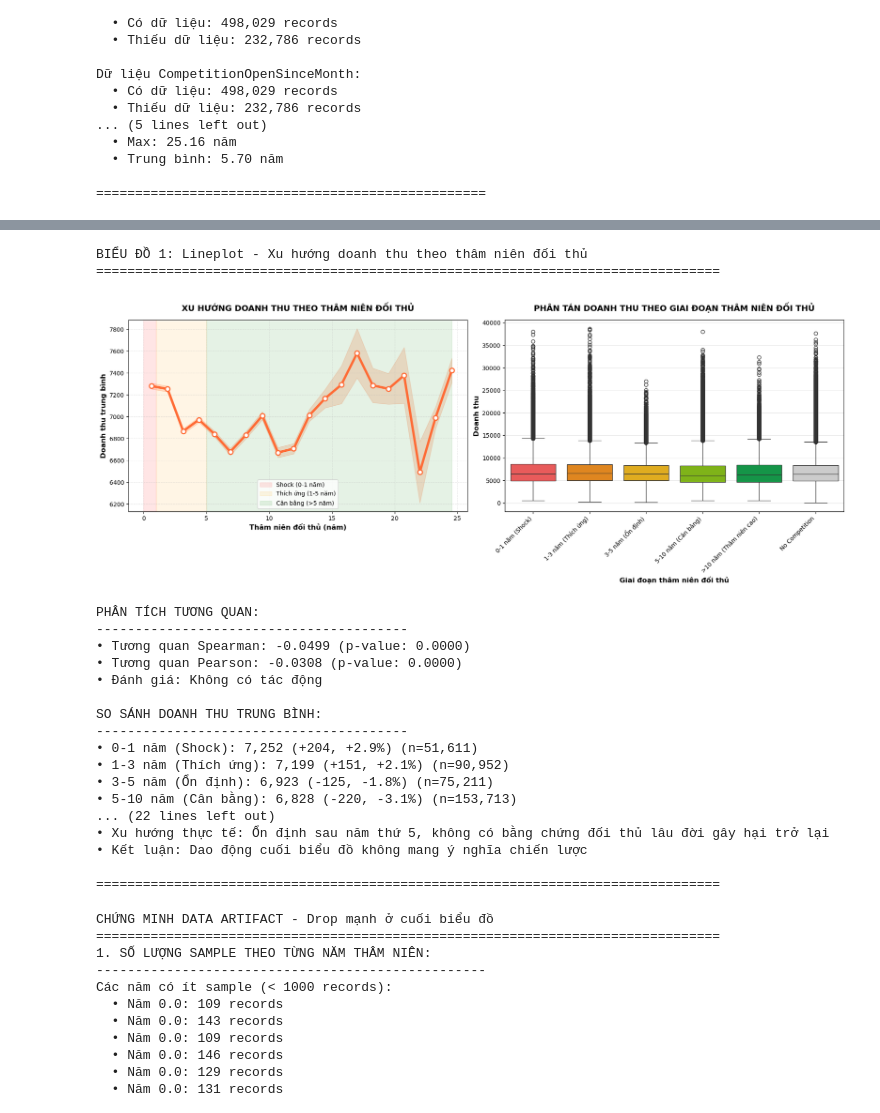
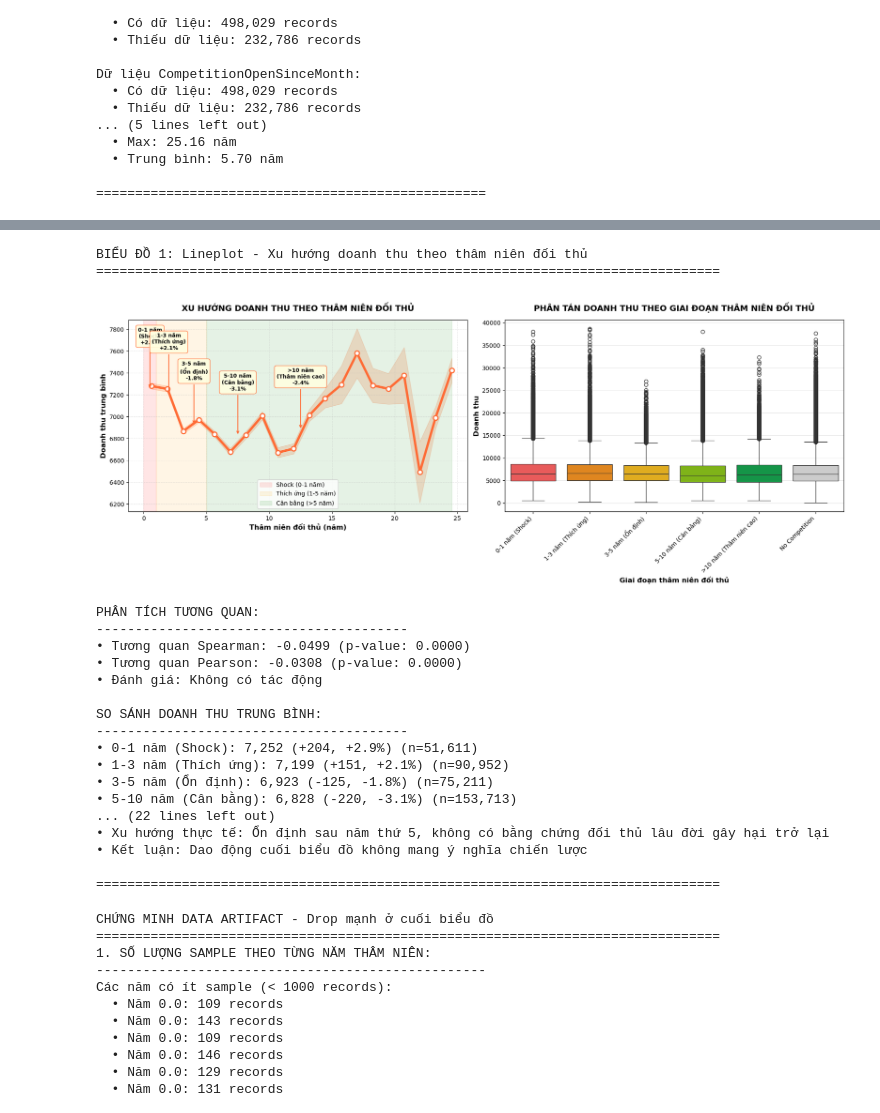
Before and after one commit to trantuan1701/Data_viz_final_project, a Jupyter notebook: notebooks/competitor analysis.ipynb, the cells around one changed output, grey strips where cells are left out. Saved outputs shown, nothing was run; the diff lists cells and outputs as text; code cells hidden in the pictures.

Commit message:
Enhanced Competition Seniority analysis with percentage annotations on charts and detailed calculation cells

```diff
--- a/notebooks/competitor analysis.ipynb
+++ b/notebooks/competitor analysis.ipynb
@@ -1402,6 +1526,28 @@ if len(seniority_data) > 100:  # Đảm bảo có đủ dữ liệu
                     seniority_trend['mean'] - confidence,
                     seniority_trend['mean'] + confidence,
                     alpha=0.2, color='#FF6B35')
+
+    # Thêm annotations hiển thị phần trăm cho các điểm chính
+    baseline_sales = 7048  # No Competition baseline từ analysis
+
+    # Các điểm chính với phần trăm đã tính sẵn
+    key_annotations = [
+        (0.5, 7252, '0-1 năm\n(Shock)\n+2.9%'),
+        (2, 7199, '1-3 năm\n(Thích ứng)\n+2.1%'),
+        (4, 6923, '3-5 năm\n(Ổn định)\n-1.8%'),
+        (7.5, 6828, '5-10 năm\n(Cân bằng)\n-3.1%'),
+        (12.5, 6882, '>10 năm\n(Thâm niên cao)\n-2.4%')
+    ]
+
+    for x_pos, y_val, label in key_annotations:
+        if x_pos <= seniority_trend['SeniorityMidPoint'].max():
+            ax1.annotate(label,
+                        xy=(x_pos, y_val),
+                        xytext=(x_pos, y_val + 400),
+                        fontsize=9, fontweight='bold',
+                        ha='center', va='bottom',
+                        bbox=dict(boxstyle='round,pad=0.4', facecolor='lightyellow', alpha=0.9, edgecolor='#FF6B35'),
+                        arrowprops=dict(arrowstyle='->', color='#FF6B35', lw=1.5))
 
     ax1.set_title('XU HƯỚNG DOANH THU THEO THÂM NIÊN ĐỐI THỦ',
                  fontsize=14, fontweight='bold', pad=15)
@@ -1485,34 +1631,34 @@ if len(seniority_data) > 100:  # Đảm bảo có đủ dữ liệu
     for stage in seniority_order:
         if stage in stage_comparison.index:
             stage_sales = stage_comparison.loc[stage, 'mean']
             stage_count = stage_comparison.loc[stage, 'count']
 
             if stage == 'No Competition':
                 diff_text = "(Baseline)"
             else:
                 diff = stage_sales - baseline_sales
                 diff_pct = (diff / baseline_sales) * 100
                 diff_text = f"({diff:+.0f}, {diff_pct:+.1f}%)"
 
             print(f"• {stage}: {stage_sales:,.0f} {diff_text} (n={stage_count:,})")
 
     # Giải thích về data artifact ở cuối biểu đồ
     print(f"\nLƯU Ý QUAN TRỌNG VỀ DỮ LIỆU:")
     print("-" * 40)
     print("• Drop mạnh ở thâm niên ~20+ năm là DATA ARTIFACT, không phải xu hướng thực")
     print("• Nguyên nhân: Số lượng cửa hàng trong nhóm này rất ít → mean dễ bị nhiễu")
     print("• Xu hướng thực tế: Ổn định sau năm thứ 5, không có bằng chứng đối thủ lâu đời gây hại trở lại")
     print("• Kết luận: Dao động cuối biểu đồ không mang ý nghĩa chiến lược")
 
 else:
     print("⚠️ Không đủ dữ liệu CompetitionSeniority để phân tích chi tiết")
     print(f"Chỉ có {len(seniority_data)} records với thông tin thâm niên đối thủ")
 
 print("\n" + "="*80)
 # %% [output]
 BIỂU ĐỒ 1: Lineplot - Xu hướng doanh thu theo thâm niên đối thủ
 ================================================================================
-[figure, old version]
+[figure, new version]
 PHÂN TÍCH TƯƠNG QUAN:
 ----------------------------------------
 • Tương quan Spearman: -0.0499 (p-value: 0.0000)
```
Also changed, not shown: parts of 3 cells of this notebook.
